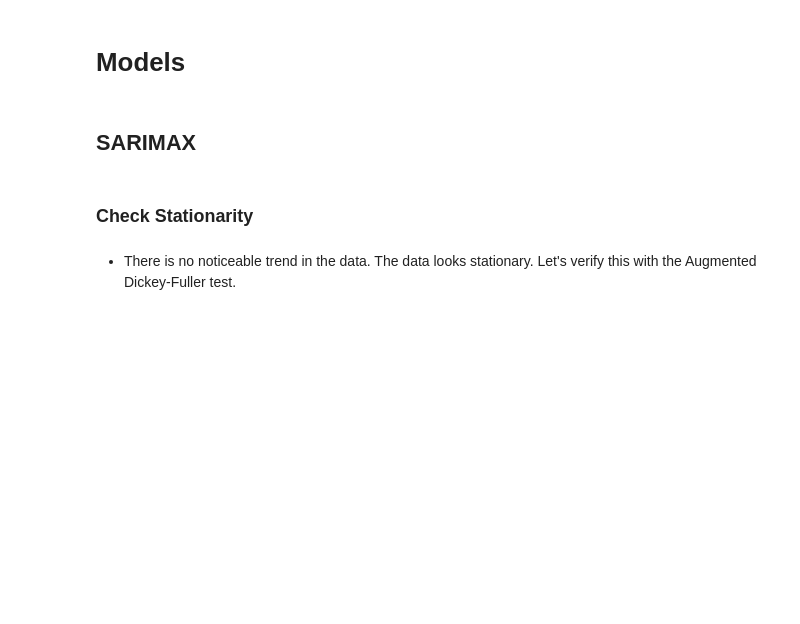
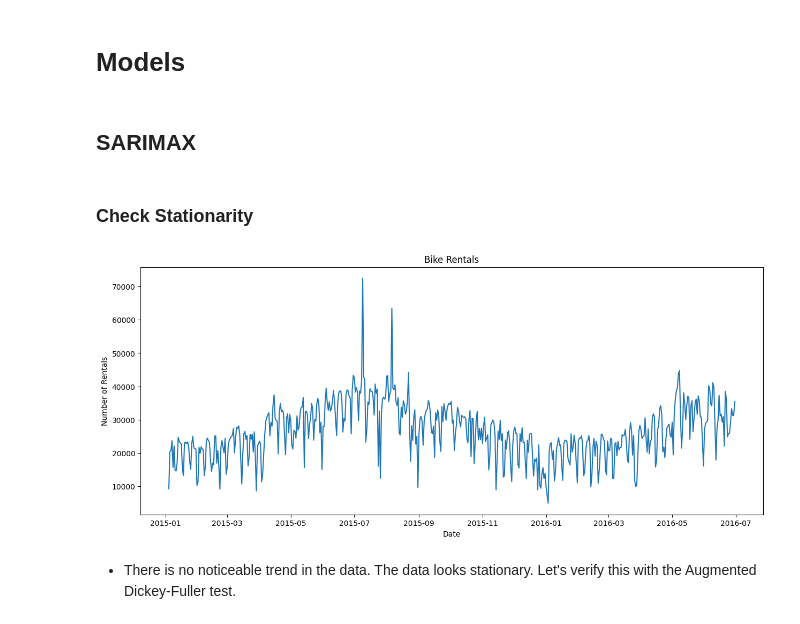
Before and after one commit to sbhurtya/London-Bike-Sharing-Forecaset-Python-ML, a Jupyter notebook: lbs.ipynb, the cells around one changed output. Saved outputs shown, nothing was run; the diff lists cells and outputs as text; code cells hidden in the pictures; blank space fills up the shorter version.

```diff
--- a/lbs.ipynb
+++ b/lbs.ipynb
@@ -174,3 +265,7 @@ df.head(2)
+# %%
+#Training df till June 2016 and testing df from July 2016
+train_df = df.loc[:'2016-06-30'].copy()
+test_df = df.loc['2016-07-01':].copy()
 # %% [markdown]
 # Models
 # %% [markdown]
@@ -178,11 +273,15 @@ df.head(2)
 # %% [markdown]
 ### Check Stationarity
 # %%
-# #Plot to check for stationarity
-# plt.figure(figsize=(15, 6))
-# plt.plot(y_train.to_timestamp())
-# plt.title('Hourly Bike Rentals')
-# plt.show()
+#Plot to check for stationarity
+plt.figure(figsize=(15, 6))
+plt.plot(train_df.index.to_timestamp(), train_df['cnt'])
+plt.title('Bike Rentals')
+plt.xlabel('Date')
+plt.ylabel('Number of Rentals')
+plt.show()
+# %% [output]
+[figure, added]
 # %% [markdown]
 - There is no noticeable trend in the data. The data looks stationary. Let's verify this with the Augmented Dickey-Fuller test.
 # %%
```
Also changed, not shown: parts of 25 cells of this notebook.
